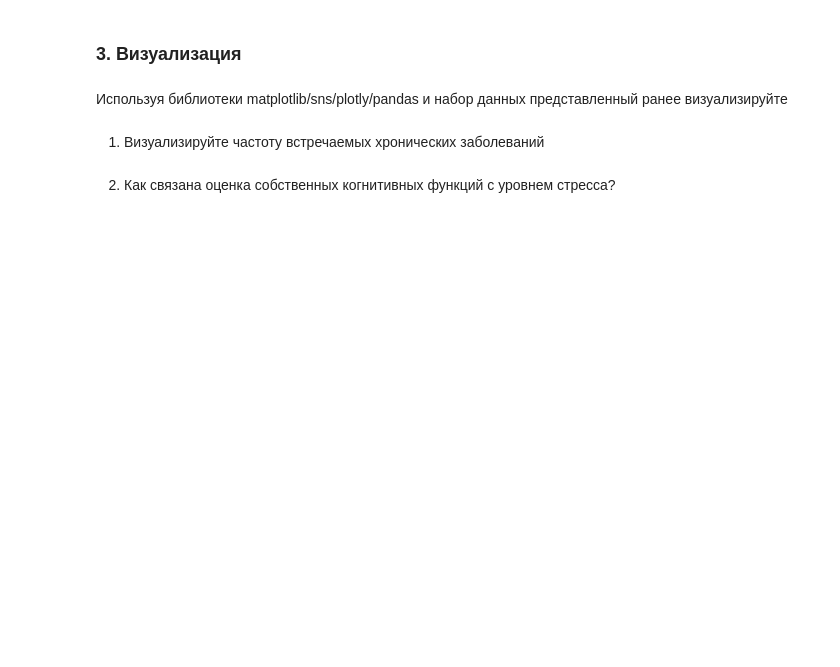
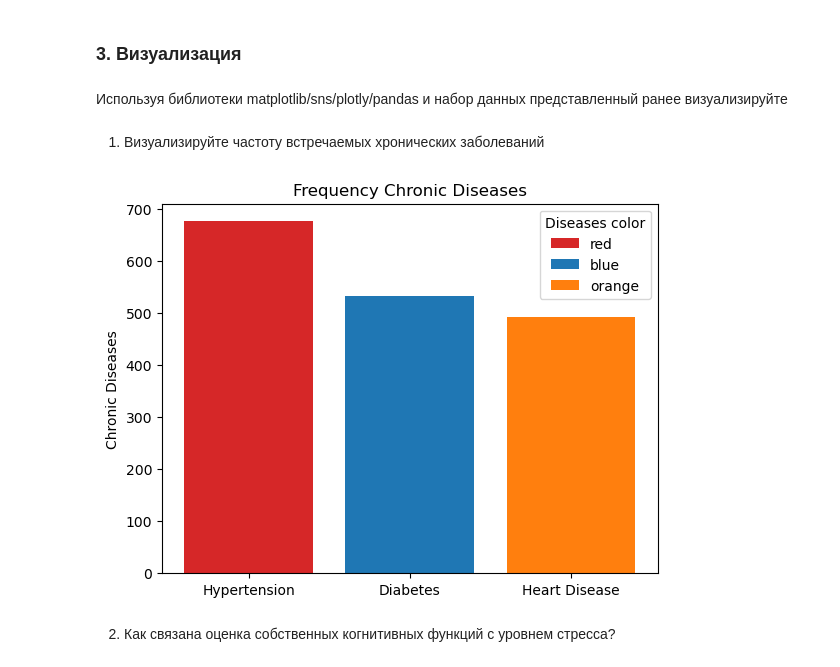
Before and after one commit to theS3ven/ml_labs, a Jupyter notebook: lr1/Variant 7/Lab1-7.ipynb, the cells around one changed output. Drawn from its saved outputs; the diff is of its cells as text; code cells hidden in the pictures; blank space fills up the shorter version.

Commit message:
Added pandas & most of visualisation

```diff
--- a/lr1/Variant 7/Lab1-7.ipynb
+++ b/lr1/Variant 7/Lab1-7.ipynb
@@ -264,12 +286,7 @@ sns.pairplot(cholesterol_compare)
 # %% [markdown]
 6. Влияет ли физическая активность на вес в возрасте более 50 лет?
 # %%
-data['Age (years)'] = data['Age (years)'].astype('int64')
-age = data.copy()
-age.loc[data['Age (years)'] < 50, 'Age (years)'] = 0
-age = age[age['Age (years)'] != 0]
-age[['Physical Activity Level', 'Weight (kg)']]
-sns.pairplot(age[['Physical Activity Level', 'Weight (kg)']])
-plt.show()
-# TODO мб переделать? а то через копию не круто
+print(data.loc[(data['Age (years)'] > 50) & (data['Physical Activity Level'] != 'Low')]['Weight (kg)'].mean())
+print(data.loc[(data['Age (years)'] > 50) & (data['Physical Activity Level'] == 'Low')]['Weight (kg)'].mean())
+# Влияет, на пару килограмм, но все же
 # %% [output]
@@ -289,4 +346,21 @@ plt.show()
 # %% [markdown]
 1. Визуализируйте частоту встречаемых хронических заболеваний
+# %%
+G = data[data['Chronic Diseases'].notna()]['Chronic Diseases']
+G_count = np.array(G.value_counts())
+G_names = G.value_counts().keys()
+
+fig, ax = plt.subplots()
+bar_labels = ['red', 'blue', 'orange']
+bar_colors = ['tab:red', 'tab:blue', 'tab:orange']
+
+ax.bar(G_names, G_count, label=bar_labels, color=bar_colors)
+ax.set_ylabel('Chronic Diseases')
+ax.set_title('Frequency Chronic Diseases')
+ax.legend(title='Diseases color')
+
+plt.show()
+# %% [output]
+[figure, added]
 # %% [markdown]
 2. Как связана оценка собственных когнитивных функций с уровнем стресса?
```
Also changed, not shown: parts of 17 cells of this notebook.
